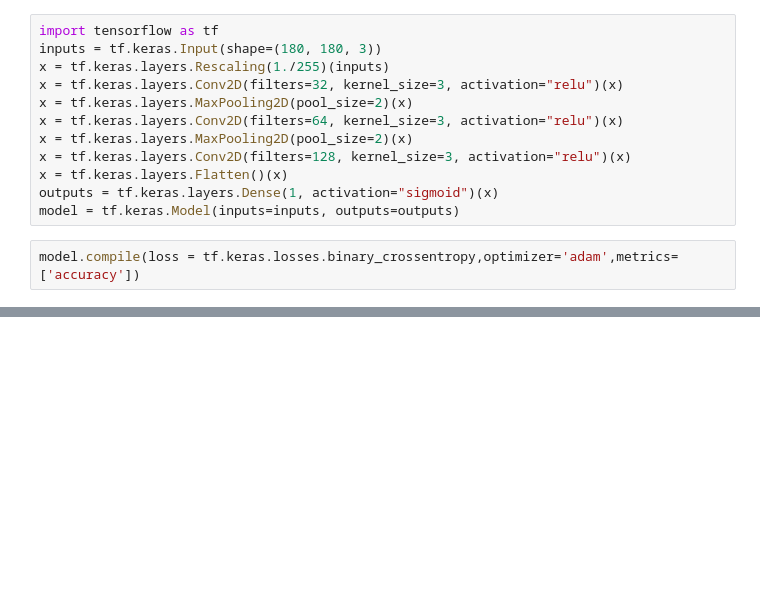
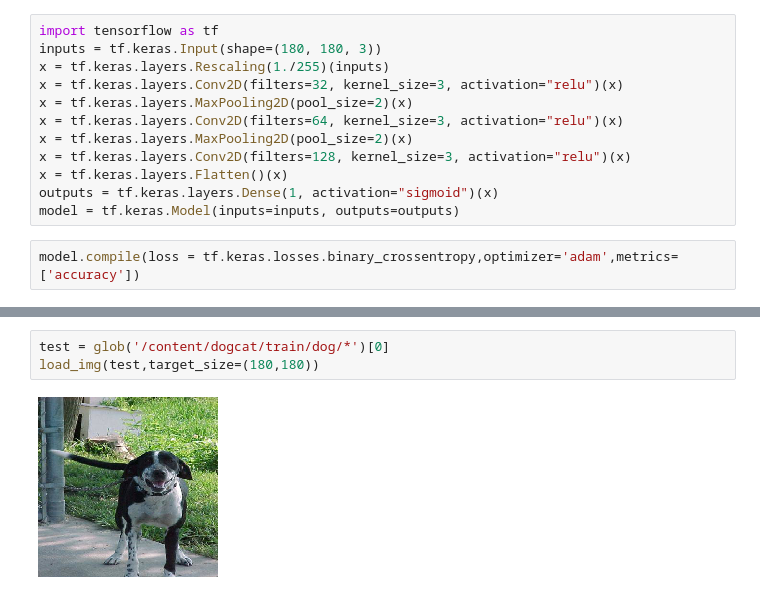
Before and after one commit to leekyuyoung20230313/pythone, a Jupyter notebook: 텐서플로구현/[딥러닝]텐서플로_컴퓨터비전.ipynb, the cells around one changed output, grey strips where cells are left out. Saved outputs shown, nothing was run; the diff lists cells and outputs as text; blank space fills up the shorter version.

```diff
--- a/텐서플로구현/[딥러닝]텐서플로_컴퓨터비전.ipynb
+++ b/텐서플로구현/[딥러닝]텐서플로_컴퓨터비전.ipynb
@@ -135,0 +184,5 @@ hist = model.fit(
+# %%
+test = glob('/content/dogcat/train/dog/*')[0]
+load_img(test,target_size=(180,180))
+# %% [output]
+[figure, added]
```
Also changed, not shown: parts of 55 cells of this notebook.
